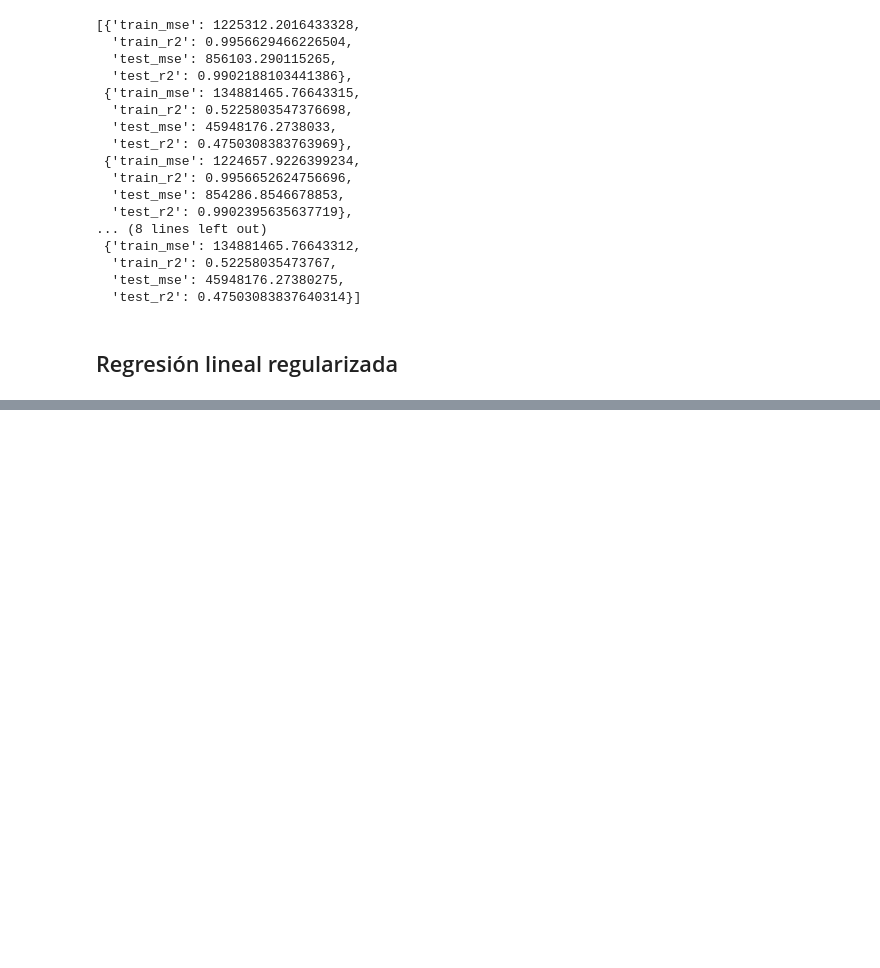
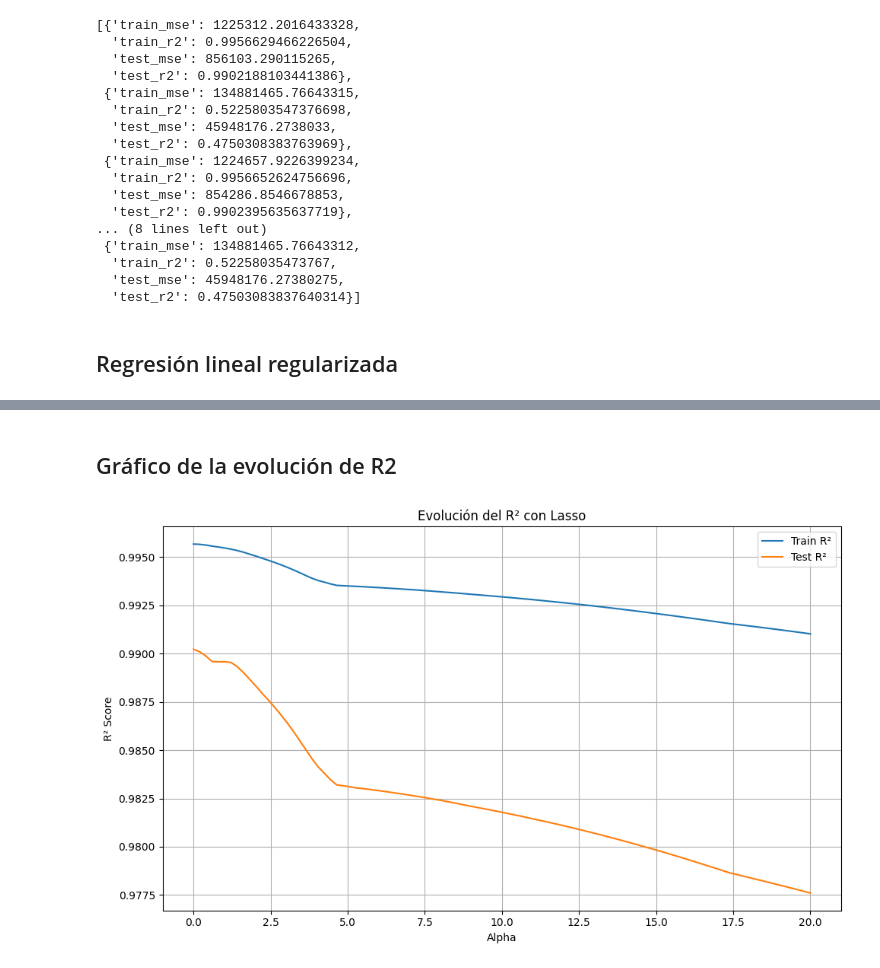
Before and after one commit to javier-senda/regularized-linear-regression, a Jupyter notebook: src/machine_learning.ipynb, the cells around one changed output, grey strips where cells are left out. Drawn from its saved outputs; the diff is of its cells as text; code cells hidden in the pictures; blank space fills up the shorter version.

```diff
--- a/src/machine_learning.ipynb
+++ b/src/machine_learning.ipynb
@@ -93,21 +95,3 @@ with open("../models/final_results_linear.json", "w") as f:
     json.dump(results, f, indent=4)
 # %% [markdown]
 ## Regresión lineal regularizada
-# %%
-X_train = TRAIN_DATASETS[5]
-X_test = TEST_DATASETS[5]
-y_train = pd.read_excel(f"{BASE_PATH}/y_train.xlsx")
-y_test = pd.read_excel(f"{BASE_PATH}/y_test.xlsx")
-# %%
-lasso_model = Lasso(alpha = 0.00000001, max_iter = 1000000)
-
-lasso_model.fit(X_train, y_train)
-
-y_pred_train_lasso = lasso_model.predict(X_train)
-y_pred_test_lasso = lasso_model.predict(X_test)
-
-print("Lasso (alpha=0.1)")
-print(f"Train R²: {r2_score(y_train, y_pred_train_lasso):.4f}")
-print(f"Test  R²: {r2_score(y_test, y_pred_test_lasso):.4f}")
-print(f"Train MSE: {mean_squared_error(y_train, y_pred_train_lasso):.2f}")
-print(f"Test  MSE: {mean_squared_error(y_test, y_pred_test_lasso):.2f}")
@@ -139,0 +147,15 @@ True
+# %% [markdown]
+## Gráfico de la evolución de R2
+# %%
+plt.figure(figsize=(10, 6))
+plt.plot(alphas, train_r2_scores, label='Train R²')
+plt.plot(alphas, test_r2_scores, label='Test R²')
+plt.xlabel('Alpha')
+plt.ylabel('R² Score')
+plt.title('Evolución del R² con Lasso')
+plt.legend()
+plt.grid(True)
+plt.tight_layout()
+plt.show()
+# %% [output]
+[figure, added]
```
Also changed, not shown: parts of 6 cells of this notebook, 3 other files.
